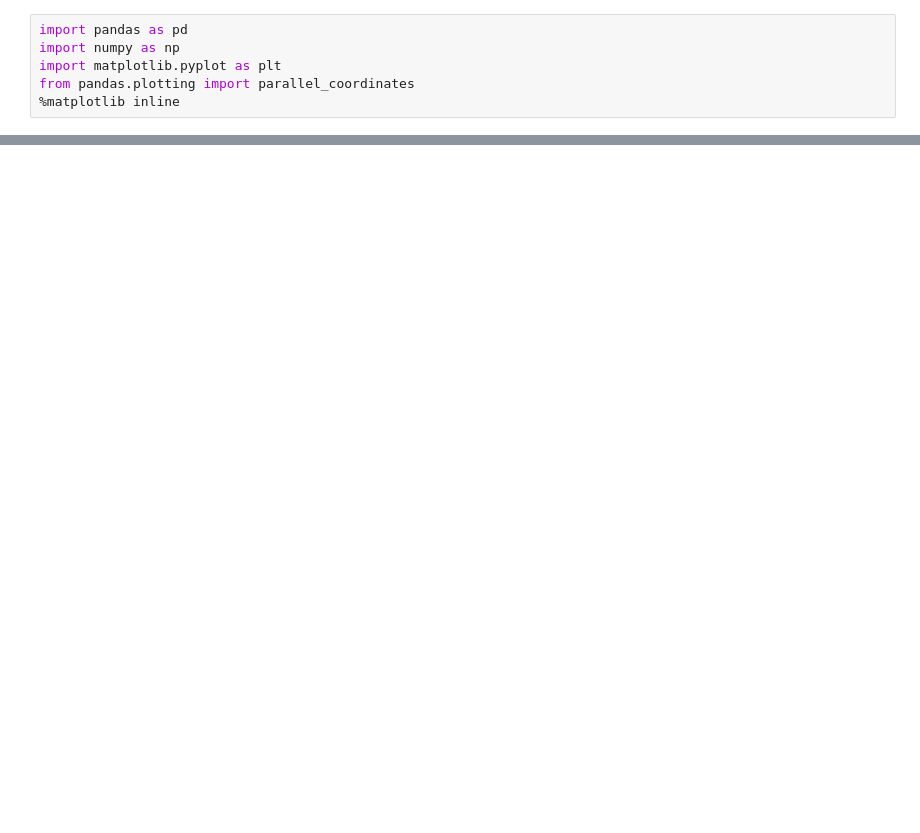
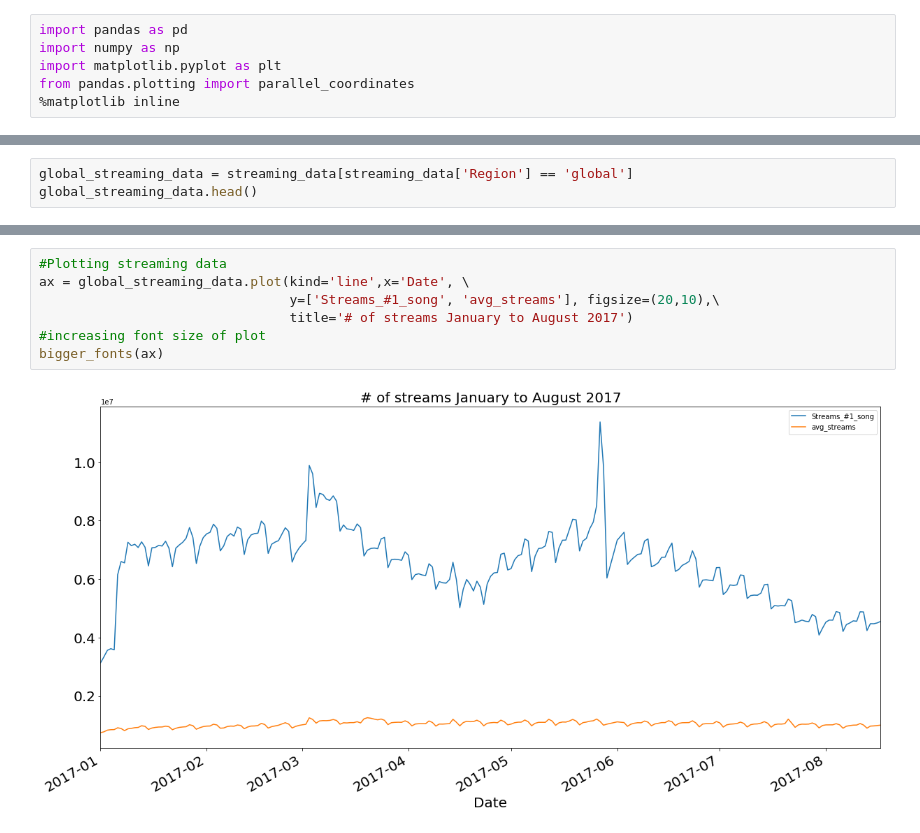
Before and after one commit to maxgrossenbacher/Forecasting_daily_spotify_streams, a Jupyter notebook: src/Spotify_Time_Series.ipynb, the cells around one changed output, grey strips where cells are left out. Cells and saved outputs as stored; diff of their text form; blank space fills up the shorter version.

```diff
--- a/src/Spotify_Time_Series.ipynb
+++ b/src/Spotify_Time_Series.ipynb
@@ -99,0 +98,3 @@ streaming_data[streaming_data['Region'] == 'global'].plot(kind='line',x='Date',
+# %%
+global_streaming_data = streaming_data[streaming_data['Region'] == 'global']
+global_streaming_data.head()
@@ -99,0 +108,9 @@ streaming_data[streaming_data['Region'] == 'global'].plot(kind='line',x='Date',
+# %%
+#Plotting streaming data
+ax = global_streaming_data.plot(kind='line',x='Date', \
+                                y=['Streams_#1_song', 'avg_streams'], figsize=(20,10),\
+                                title='# of streams January to August 2017')
+#increasing font size of plot
+bigger_fonts(ax)
+# %% [output]
+[figure, added]
```
Also changed, not shown: parts of 19 cells of this notebook.
